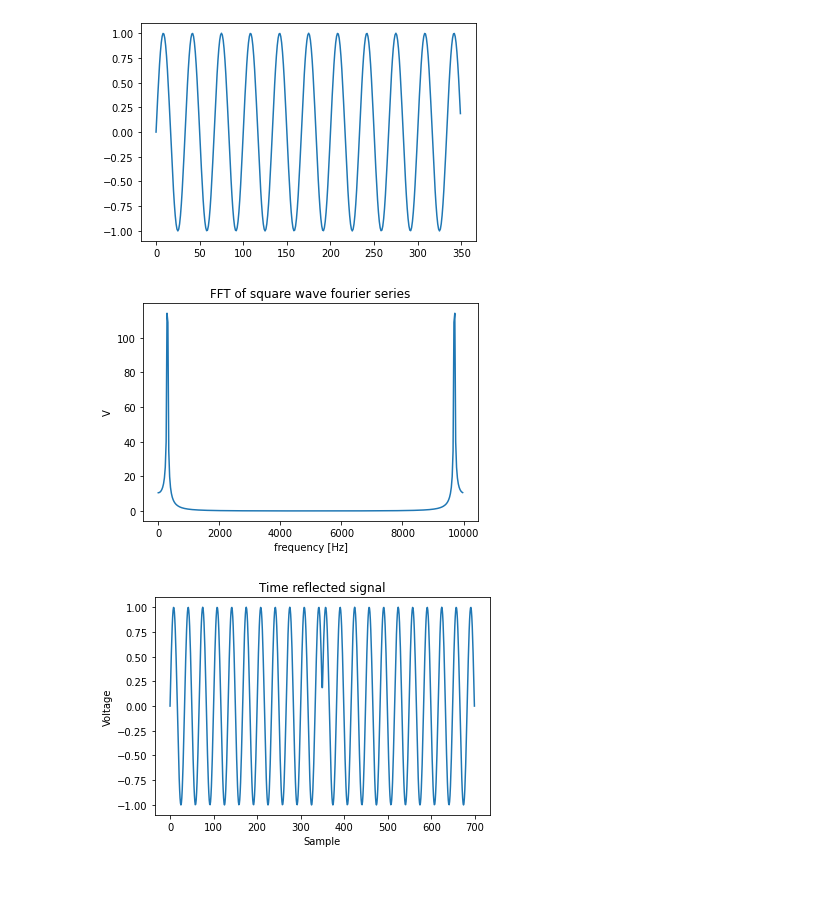
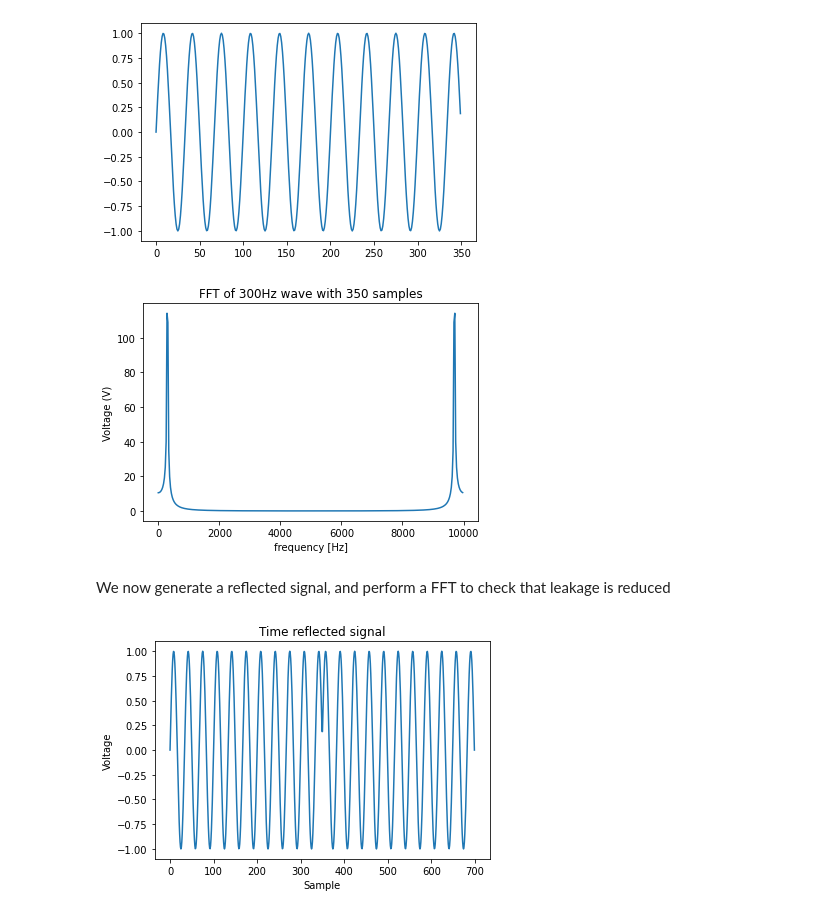
Before and after one commit to JackBarker7/practicals_code, a Jupyter notebook: EL21 - Digitisation and sampling/inverse_ft.ipynb, the cells around one changed output. Cells and saved outputs as stored; diff of their text form; code cells hidden in the pictures; blank space fills up the shorter version.

```diff
--- a/EL21 - Digitisation and sampling/inverse_ft.ipynb
+++ b/EL21 - Digitisation and sampling/inverse_ft.ipynb
@@ -138,14 +137,17 @@ plt.show()
 # %% [output]
 [figure]
 # %%
+# perform fourier series of sine wave
 fourier = np.fft.fft(signal)
 ffs=fs/nsample*sample_nums
 # plot FFT
 plt.plot(ffs,abs(fourier))
-plt.xlabel('frequency [Hz]')
-plt.ylabel('V')
-plt.title("FFT of square wave fourier series")
+plt.xlabel("frequency [Hz]")
+plt.ylabel("Voltage (V)")
+plt.title("FFT of 300Hz wave with 350 samples")
 plt.show()
 # %% [output]
-[figure, old version]
+[figure, new version]
+# %% [markdown]
+We now generate a reflected signal, and perform a FFT to check that leakage is reduced
 # %%
```
Also changed, not shown: parts of 22 cells of this notebook, 11 other files.
